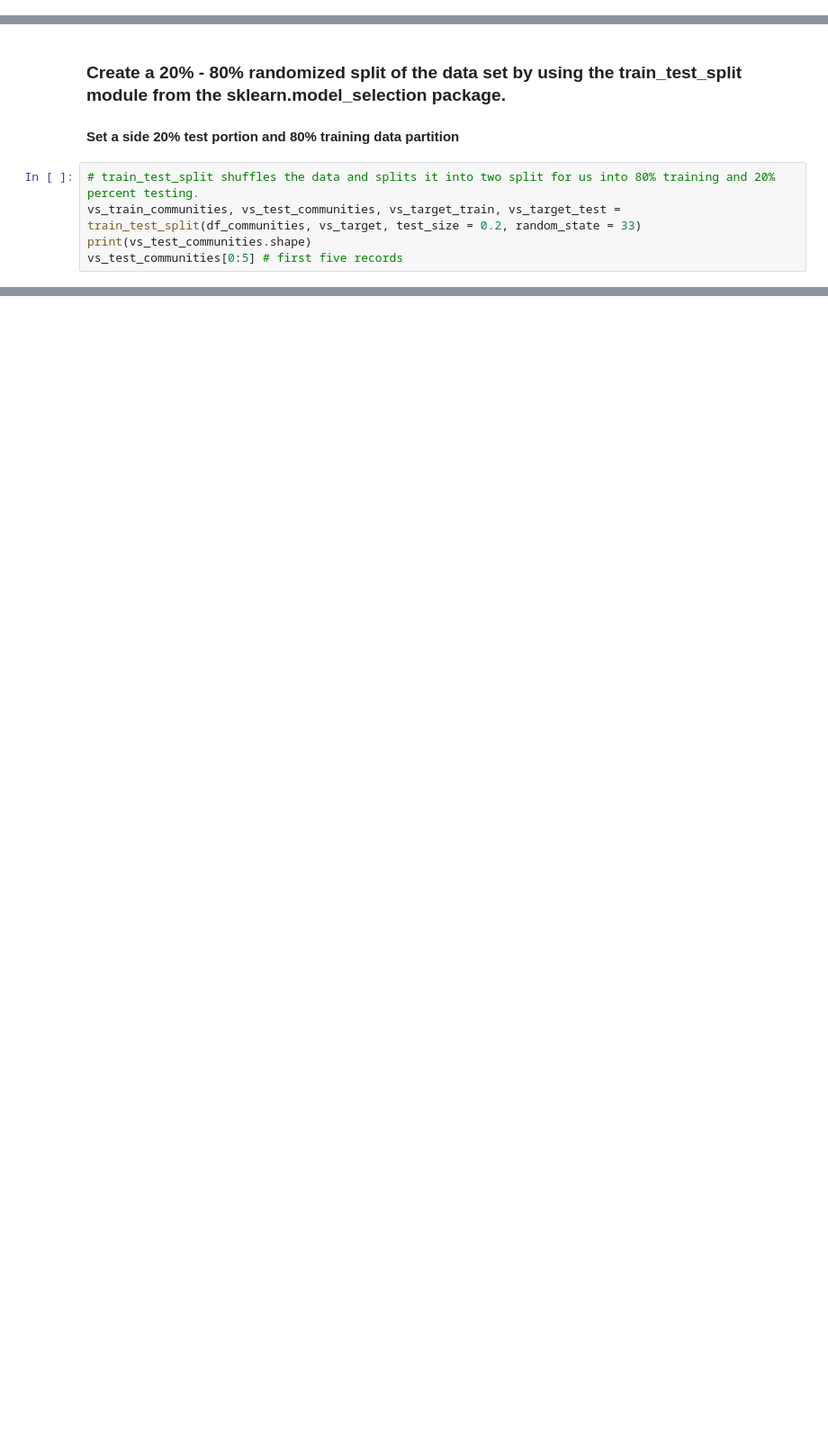
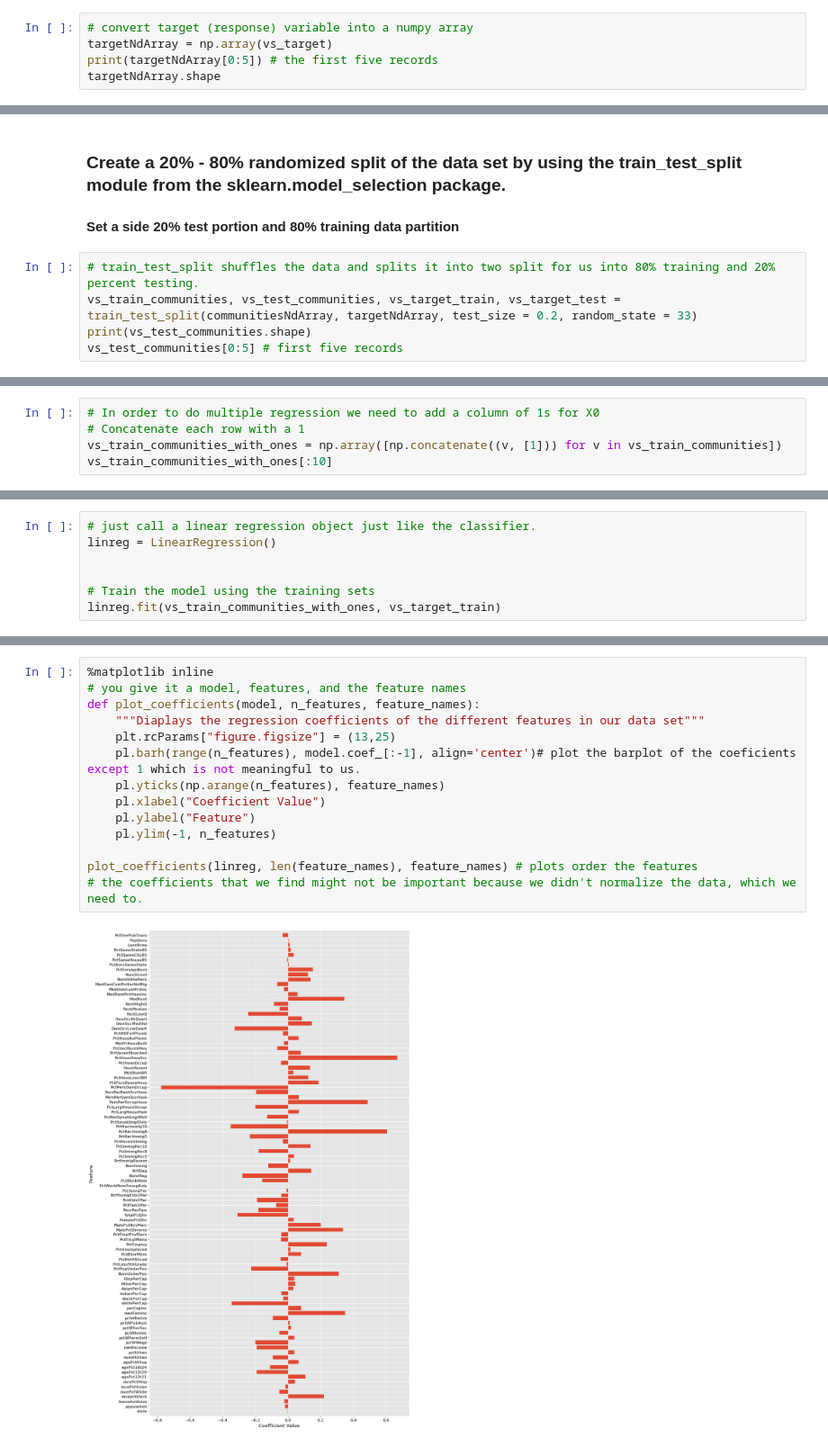
Before and after one commit to Ron256/DSC478MachineLearning, a Jupyter notebook: Notebooks/HomeWorkAssignments/ProgrammingMachineLearningAppsLinearRegressionAssignmentPart1.ipynb, the cells around one changed output, grey strips where cells are left out. Shown: that part at 90% size. Saved outputs shown, nothing was run; the diff lists cells and outputs as text; blank space fills up the shorter version.

```diff
--- a/Notebooks/HomeWorkAssignments/ProgrammingMachineLearningAppsLinearRegressionAssignmentPart1.ipynb
+++ b/Notebooks/HomeWorkAssignments/ProgrammingMachineLearningAppsLinearRegressionAssignmentPart1.ipynb
@@ -155,0 +196,5 @@ df_communities.head()
+# %%
+# convert target (response) variable into a numpy array
+targetNdArray = np.array(vs_target)
+print(targetNdArray[0:5]) # the first five records
+targetNdArray.shape
@@ -158,7 +206,7 @@ df_communities.head()
 #### Set a side 20% test portion and 80% training data partition
 # %%
 # train_test_split shuffles the data and splits it into two split for us into 80% training and 20% percent testing.
-vs_train_communities, vs_test_communities, vs_target_train, vs_target_test = train_test_split(df_communities, vs_target, test_size = 0.2, random_state = 33)
+vs_train_communities, vs_test_communities, vs_target_train, vs_target_test = train_test_split(communitiesNdArray, targetNdArray, test_size = 0.2, random_state = 33)
 print(vs_test_communities.shape)
 vs_test_communities[0:5] # first five records
 # %% [output]
@@ -206,0 +280,5 @@ Name: ViolentCrimesPerPop, dtype: float64
+# %%
+# In order to do multiple regression we need to add a column of 1s for X0
+# Concatenate each row with a 1
+vs_train_communities_with_ones = np.array([np.concatenate((v, [1])) for v in vs_train_communities])
+vs_train_communities_with_ones[:10]
@@ -206,0 +434,7 @@ Name: ViolentCrimesPerPop, dtype: float64
+# %%
+# just call a linear regression object just like the classifier.
+linreg = LinearRegression()
+
+
+# Train the model using the training sets
+linreg.fit(vs_train_communities_with_ones, vs_target_train)
@@ -206,0 +443,16 @@ Name: ViolentCrimesPerPop, dtype: float64
+# %%
+%matplotlib inline
+# you give it a model, features, and the feature names
+def plot_coefficients(model, n_features, feature_names):
+    """Diaplays the regression coefficients of the different features in our data set"""
+    plt.rcParams["figure.figsize"] = (13,25)
+    pl.barh(range(n_features), model.coef_[:-1], align='center')# plot the barplot of the coeficients except 1 which is not meaningful to us.
+    pl.yticks(np.arange(n_features), feature_names)
+    pl.xlabel("Coefficient Value")
+    pl.ylabel("Feature")
+    pl.ylim(-1, n_features)
+
+plot_coefficients(linreg, len(feature_names), feature_names) # plots order the features
+# the coefficients that we find might not be important because we didn't normalize the data, which we need to.
+# %% [output]
+[figure, added]
```
Also changed, not shown: parts of 44 cells of this notebook.
